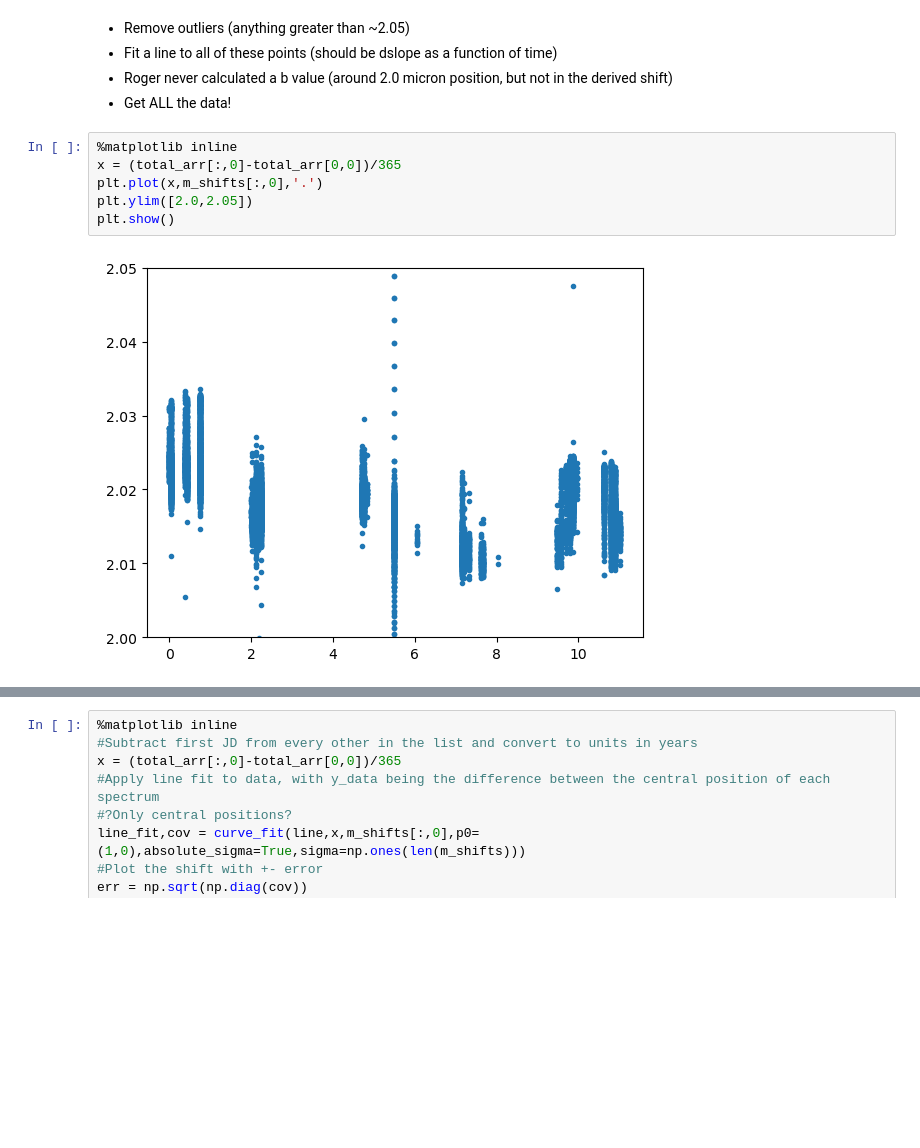
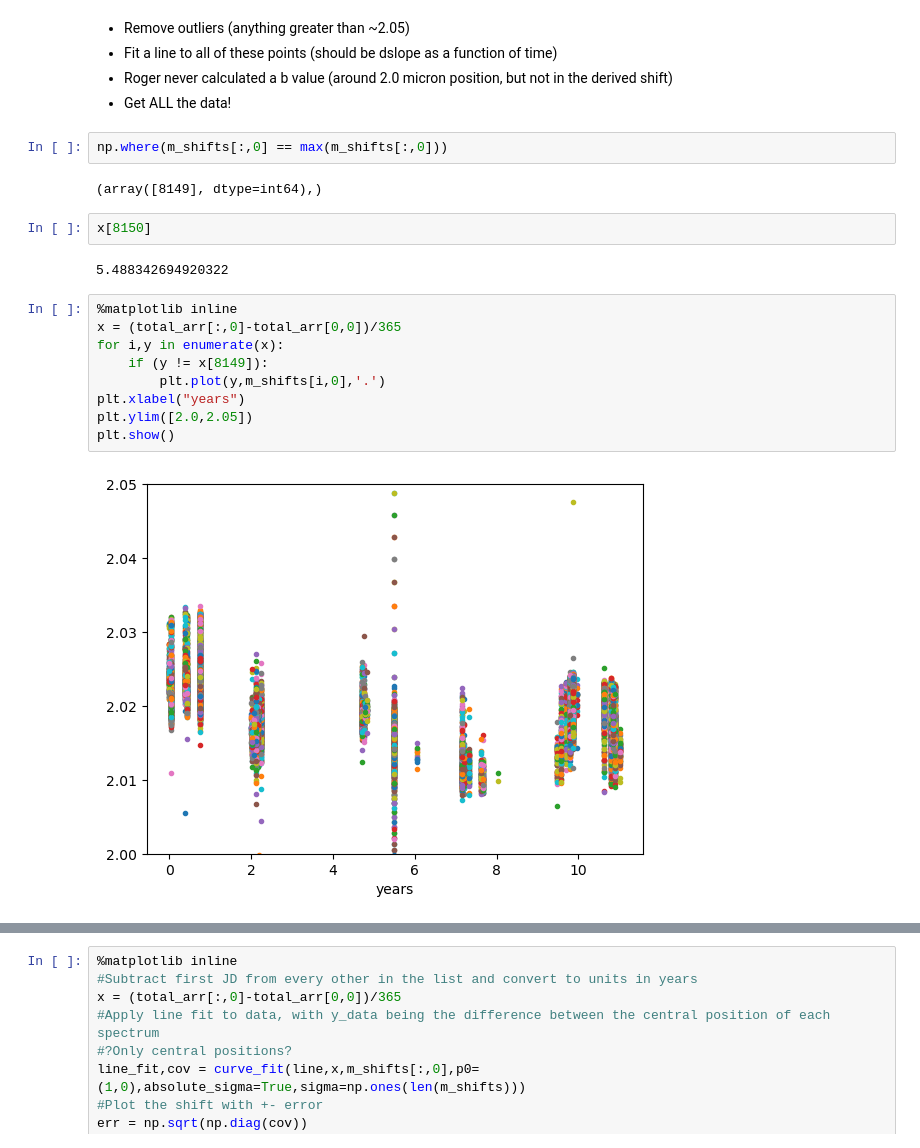
Before and after one commit to lucaslibshutz/spectralResearch, a Jupyter notebook: unc_calc_3.ipynb, the cells around one changed output, grey strips where cells are left out. Saved outputs shown, nothing was run; the diff lists cells and outputs as text; blank space fills up the shorter version.

```diff
--- a/unc_calc_3.ipynb
+++ b/unc_calc_3.ipynb
@@ -226,14 +226,25 @@ m_shifts = np.asarray(m_shifts,dtype=list)
 - Fit a line to all of these points (should be dslope as a function of time)
 - Roger never calculated a b value (around 2.0 micron position, but not in the derived shift)
 - Get ALL the data!
+# %%
+np.where(m_shifts[:,0] == max(m_shifts[:,0]))
+# %% [output]
+(array([8149], dtype=int64),)
+# %%
+x[8150]
+# %% [output]
+5.488342694920322
 # %%
 %matplotlib inline
 x = (total_arr[:,0]-total_arr[0,0])/365
-plt.plot(x,m_shifts[:,0],'.')
+for i,y in enumerate(x):
+    if (y != x[8149]):
+        plt.plot(y,m_shifts[i,0],'.')
+plt.xlabel("years")
 plt.ylim([2.0,2.05])
 plt.show()
 # %% [output]
-[figure, old version]
+[figure, new version]
 # %%
 %matplotlib inline
 
```
Also changed, not shown: parts of 19 cells of this notebook.
